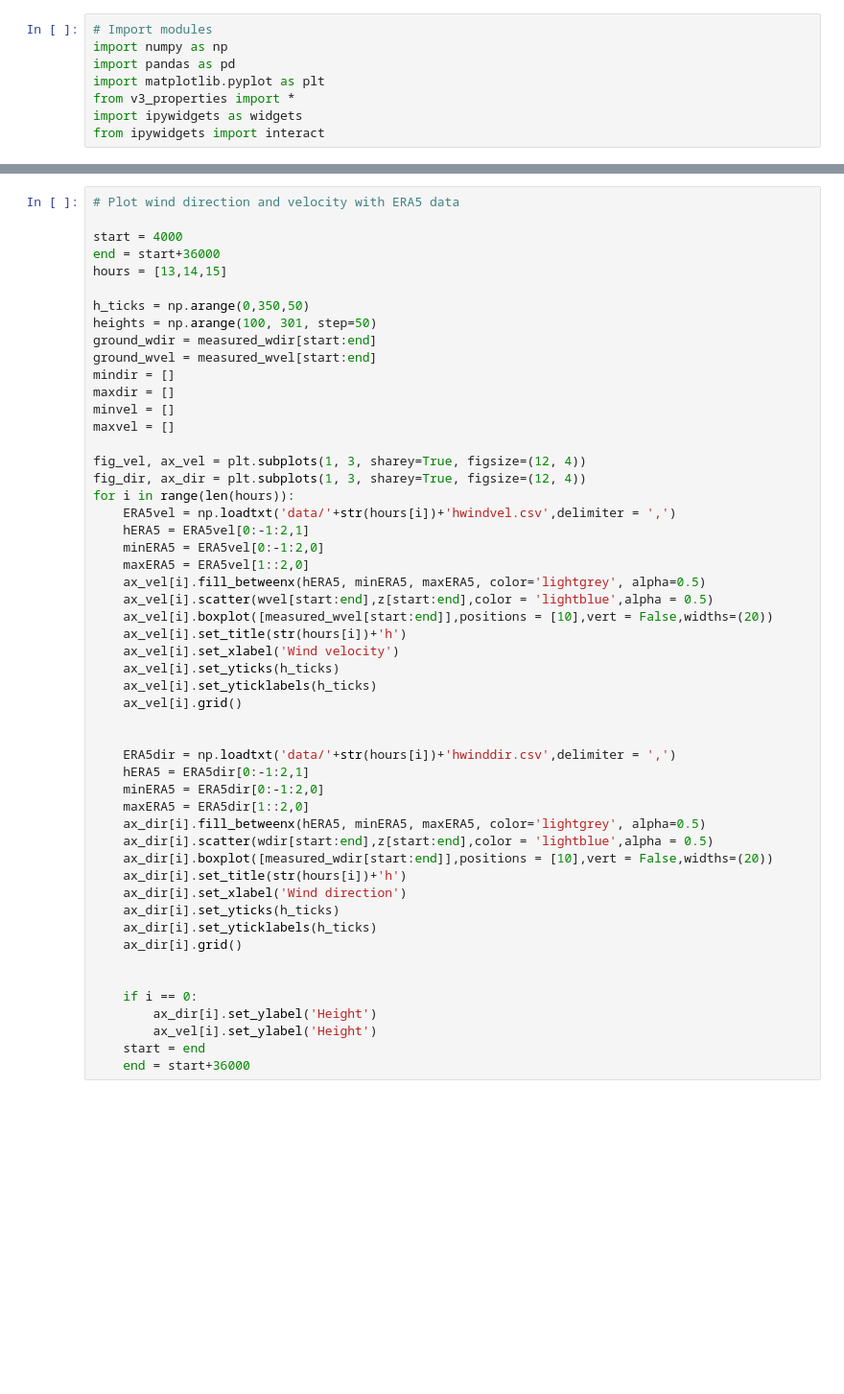
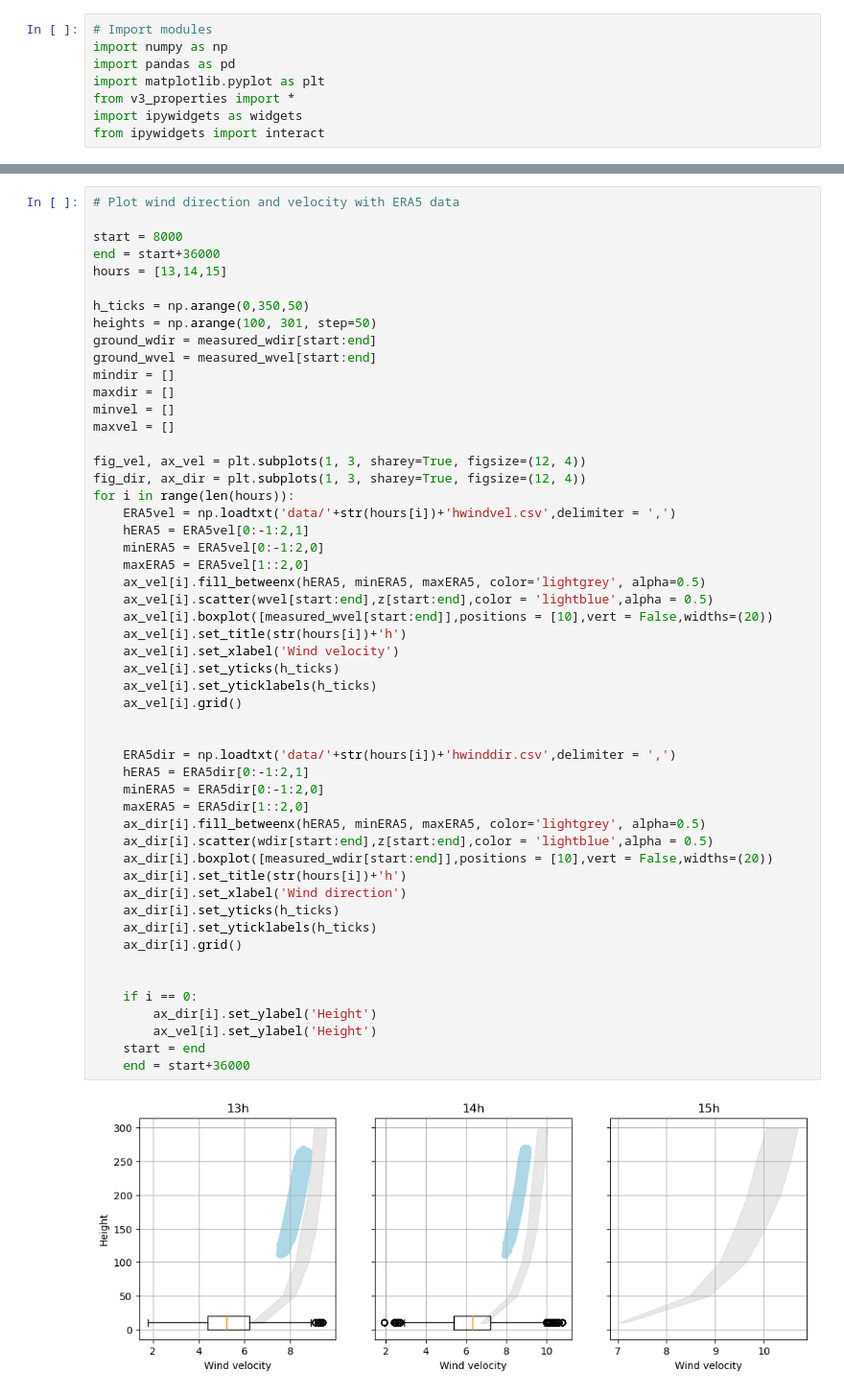
Before and after one commit to ocayon/EKF-AWE, a Jupyter notebook: interactive_plots.ipynb, the cells around one changed output, grey strips where cells are left out. Shown at 96% size. Drawn from its saved outputs; the diff is of its cells as text; blank space fills up the shorter version.

```diff
--- a/interactive_plots.ipynb
+++ b/interactive_plots.ipynb
@@ -328,7 +337,7 @@ interactive(children=(FloatSlider(value=1400.0, continuous_update=False, descrip
 # %%
 # Plot wind direction and velocity with ERA5 data
 
-start = 4000
+start = 8000
 end = start+36000
 hours = [13,14,15]
 
@@ -350,30 +359,32 @@ for i in range(len(hours)):
     maxERA5 = ERA5vel[1::2,0]
     ax_vel[i].fill_betweenx(hERA5, minERA5, maxERA5, color='lightgrey', alpha=0.5)
     ax_vel[i].scatter(wvel[start:end],z[start:end],color = 'lightblue',alpha = 0.5)
     ax_vel[i].boxplot([measured_wvel[start:end]],positions = [10],vert = False,widths=(20))
     ax_vel[i].set_title(str(hours[i])+'h')
     ax_vel[i].set_xlabel('Wind velocity')
     ax_vel[i].set_yticks(h_ticks)
     ax_vel[i].set_yticklabels(h_ticks)
     ax_vel[i].grid()
 
 
     ERA5dir = np.loadtxt('data/'+str(hours[i])+'hwinddir.csv',delimiter = ',')
     hERA5 = ERA5dir[0:-1:2,1]
     minERA5 = ERA5dir[0:-1:2,0]
     maxERA5 = ERA5dir[1::2,0]
     ax_dir[i].fill_betweenx(hERA5, minERA5, maxERA5, color='lightgrey', alpha=0.5)
     ax_dir[i].scatter(wdir[start:end],z[start:end],color = 'lightblue',alpha = 0.5)
     ax_dir[i].boxplot([measured_wdir[start:end]],positions = [10],vert = False,widths=(20))
     ax_dir[i].set_title(str(hours[i])+'h')
     ax_dir[i].set_xlabel('Wind direction')
     ax_dir[i].set_yticks(h_ticks)
     ax_dir[i].set_yticklabels(h_ticks)
     ax_dir[i].grid()
 
 
     if i == 0:
         ax_dir[i].set_ylabel('Height')
         ax_vel[i].set_ylabel('Height')
     start = end
     end = start+36000
+# %% [output]
+[figure, added]
```
Also changed, not shown: parts of 7 cells of this notebook.
